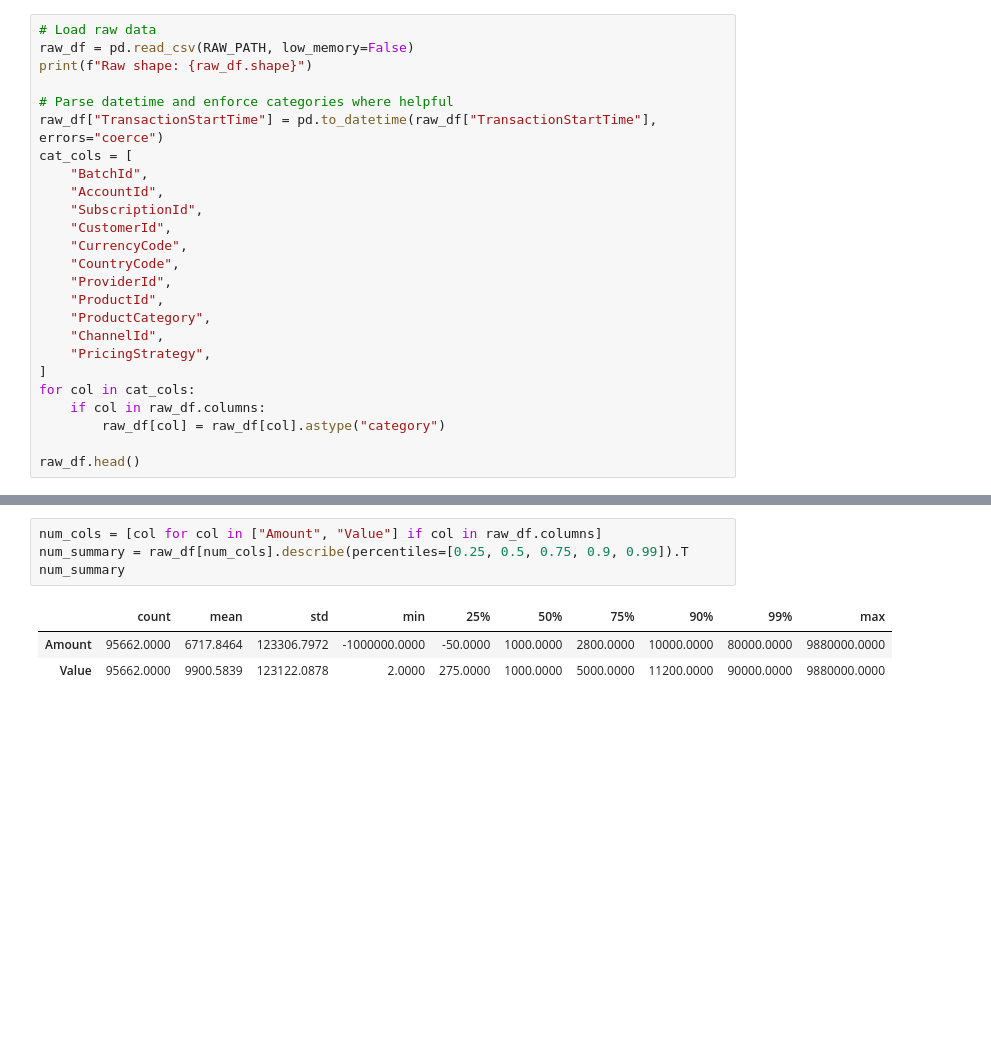
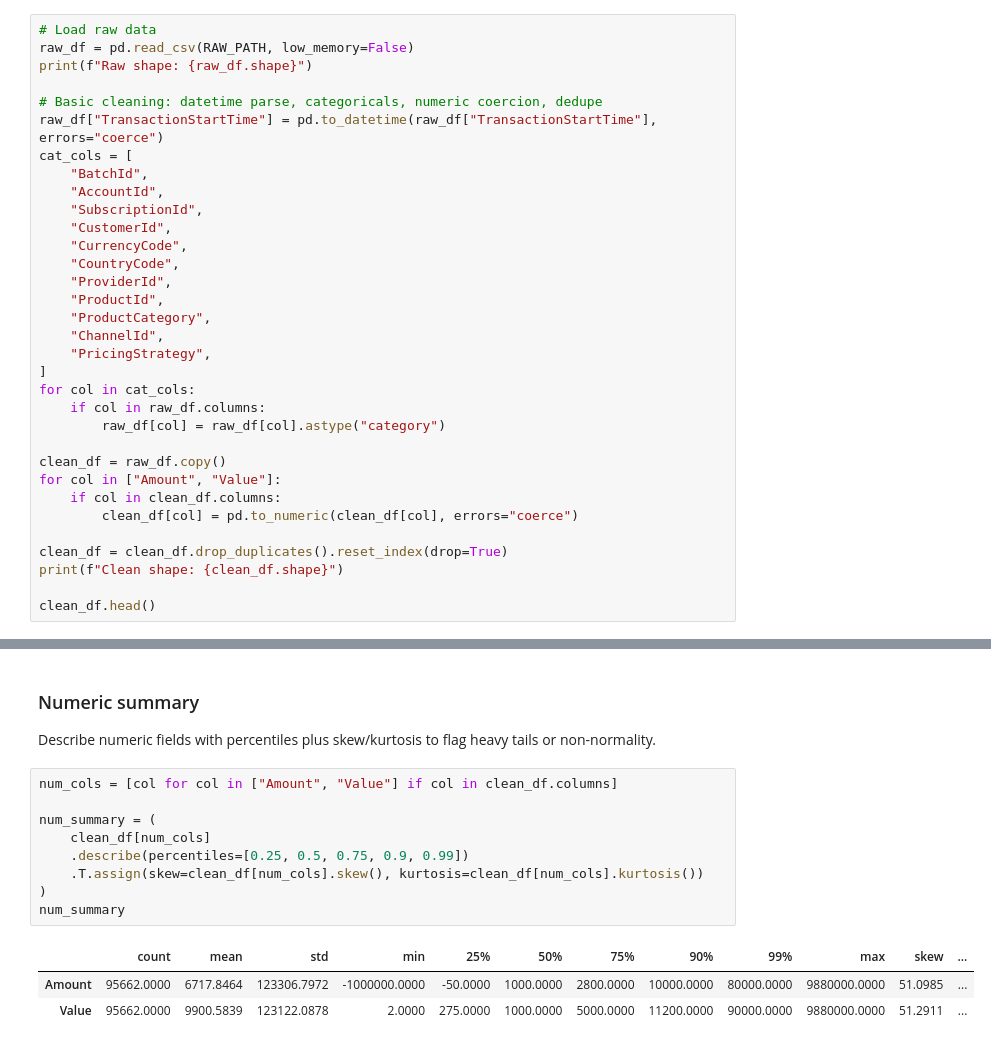
Before and after one commit to switch247/credit-risk-model-week4, a Jupyter notebook: notebooks/01_eda.ipynb, the cells around one changed output, grey strips where cells are left out. Cells and saved outputs as stored; diff of their text form; blank space fills up the shorter version.

```diff
--- a/notebooks/01_eda.ipynb
+++ b/notebooks/01_eda.ipynb
@@ -62,7 +59,7 @@ def flag_outliers_iqr(series: pd.Series, iqr_multiplier: float = 1.5) -> pd.Seri
 raw_df = pd.read_csv(RAW_PATH, low_memory=False)
 print(f"Raw shape: {raw_df.shape}")
 
-# Parse datetime and enforce categories where helpful
+# Basic cleaning: datetime parse, categoricals, numeric coercion, dedupe
 raw_df["TransactionStartTime"] = pd.to_datetime(raw_df["TransactionStartTime"], errors="coerce")
 cat_cols = [
     "BatchId",
@@ -81,6 +78,14 @@ for col in cat_cols:
     if col in raw_df.columns:
         raw_df[col] = raw_df[col].astype("category")
 
-raw_df.head()
+clean_df = raw_df.copy()
+for col in ["Amount", "Value"]:
+    if col in clean_df.columns:
+        clean_df[col] = pd.to_numeric(clean_df[col], errors="coerce")
+
+clean_df = clean_df.drop_duplicates().reset_index(drop=True)
+print(f"Clean shape: {clean_df.shape}")
+
+clean_df.head()
 # %% [output]
 Raw shape: (95662, 16)
@@ -113,8 +228,16 @@ missing_tbl.head(15)
+# %% [markdown]
+### Numeric summary
+Describe numeric fields with percentiles plus skew/kurtosis to flag heavy tails or non-normality.
 # %%
-num_cols = [col for col in ["Amount", "Value"] if col in raw_df.columns]
-num_summary = raw_df[num_cols].describe(percentiles=[0.25, 0.5, 0.75, 0.9, 0.99]).T
+num_cols = [col for col in ["Amount", "Value"] if col in clean_df.columns]
+
+num_summary = (
+    clean_df[num_cols]
+    .describe(percentiles=[0.25, 0.5, 0.75, 0.9, 0.99])
+    .T.assign(skew=clean_df[num_cols].skew(), kurtosis=clean_df[num_cols].kurtosis())
+)
 num_summary
 # %% [output]
-|  | count | mean | std | min | 25% | 50% | 75% | 90% | 99% | max |
-| Amount | 95662.0000 | 6717.8464 | 123306.7972 | -1000000.0000 | -50.0000 | 1000.0000 | 2800.0000 | 10000.0000 | 80000.0000 | 9880000.0000 |
-| Value | 95662.0000 | 9900.5839 | 123122.0878 | 2.0000 | 275.0000 | 1000.0000 | 5000.0000 | 11200.0000 | 90000.0000 | 9880000.0000 |
+|  | count | mean | std | min | 25% | 50% | 75% | 90% | 99% | max | skew | ... |
+| Amount | 95662.0000 | 6717.8464 | 123306.7972 | -1000000.0000 | -50.0000 | 1000.0000 | 2800.0000 | 10000.0000 | 80000.0000 | 9880000.0000 | 51.0985 | ... |
+| Value | 95662.0000 | 9900.5839 | 123122.0878 | 2.0000 | 275.0000 | 1000.0000 | 5000.0000 | 11200.0000 | 90000.0000 | 9880000.0000 | 51.2911 | ... |
```
Also changed, not shown: parts of 26 cells of this notebook, 8 other files.
